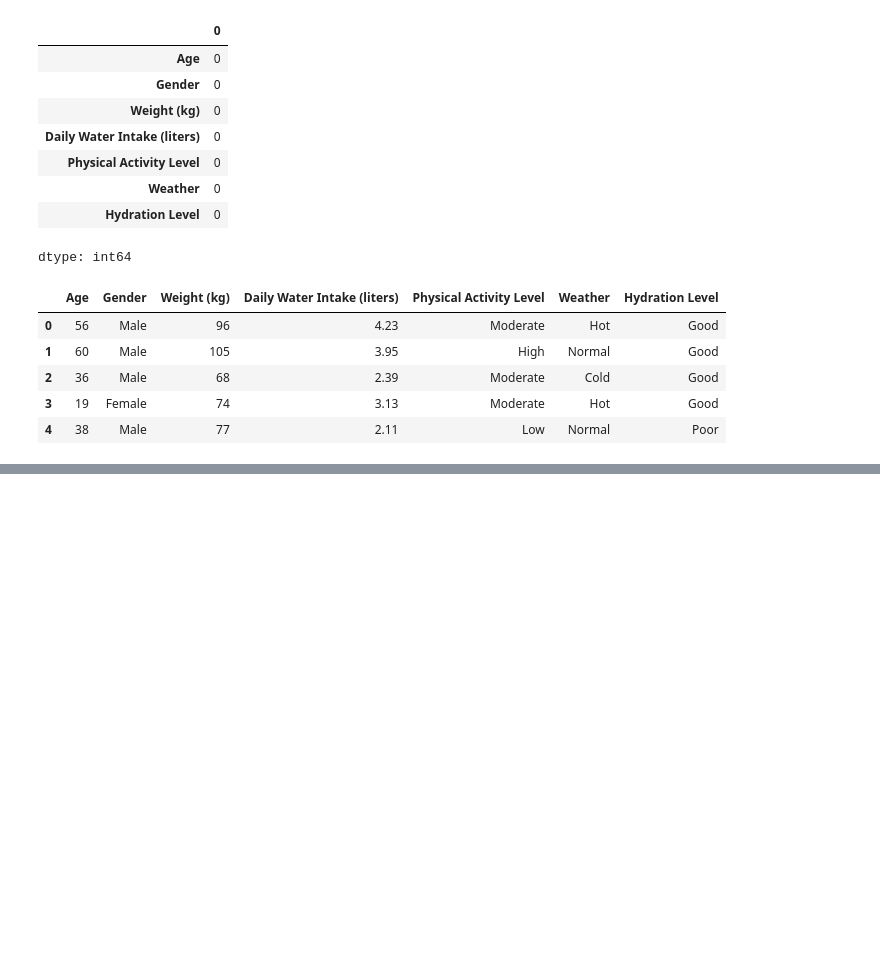
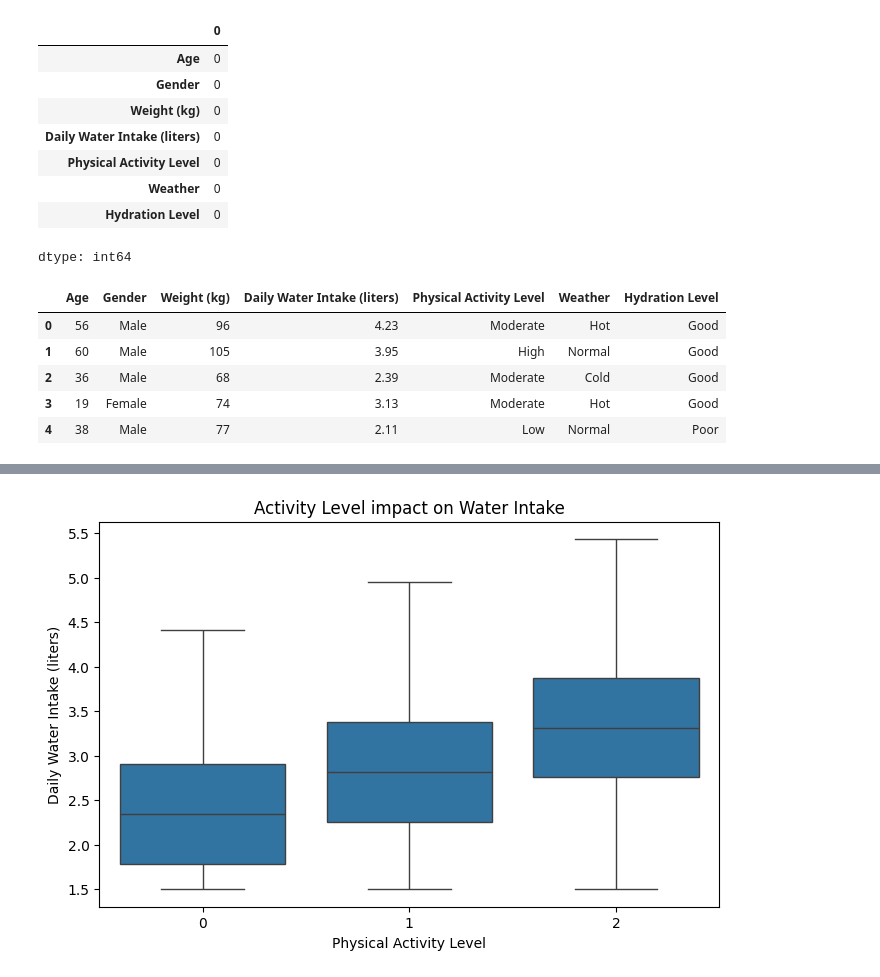
Before and after one commit to HMBinara/ML_Project, a Jupyter notebook: Human_Hydration.ipynb, the cells around one changed output, grey strips where cells are left out. Drawn from its saved outputs; the diff is of its cells as text; code cells hidden in the pictures; blank space fills up the shorter version.

```diff
--- a/Human_Hydration.ipynb
+++ b/Human_Hydration.ipynb
@@ -68,0 +127,7 @@ df.head()
+# %%
+plt.figure(figsize=(8, 5))
+sns.boxplot(x='Physical Activity Level', y='Daily Water Intake (liters)', data=df)
+plt.title("Activity Level impact on Water Intake")
+plt.show()
+# %% [output]
+[figure, added]
```
Also changed, not shown: parts of 6 cells of this notebook.
